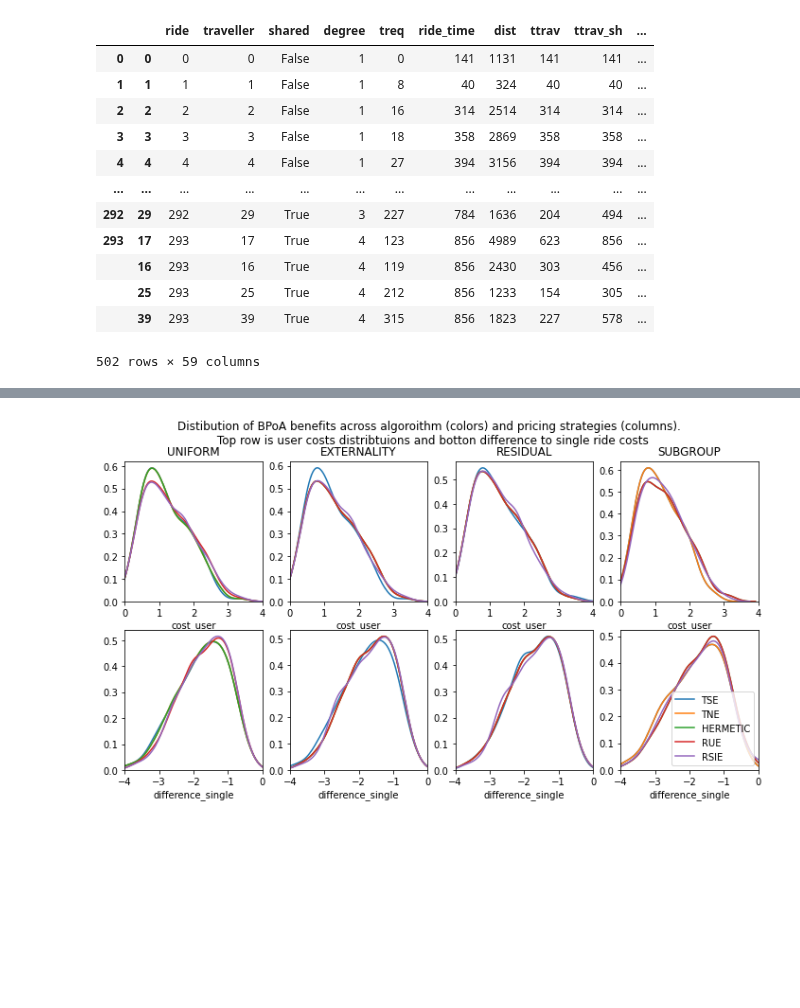
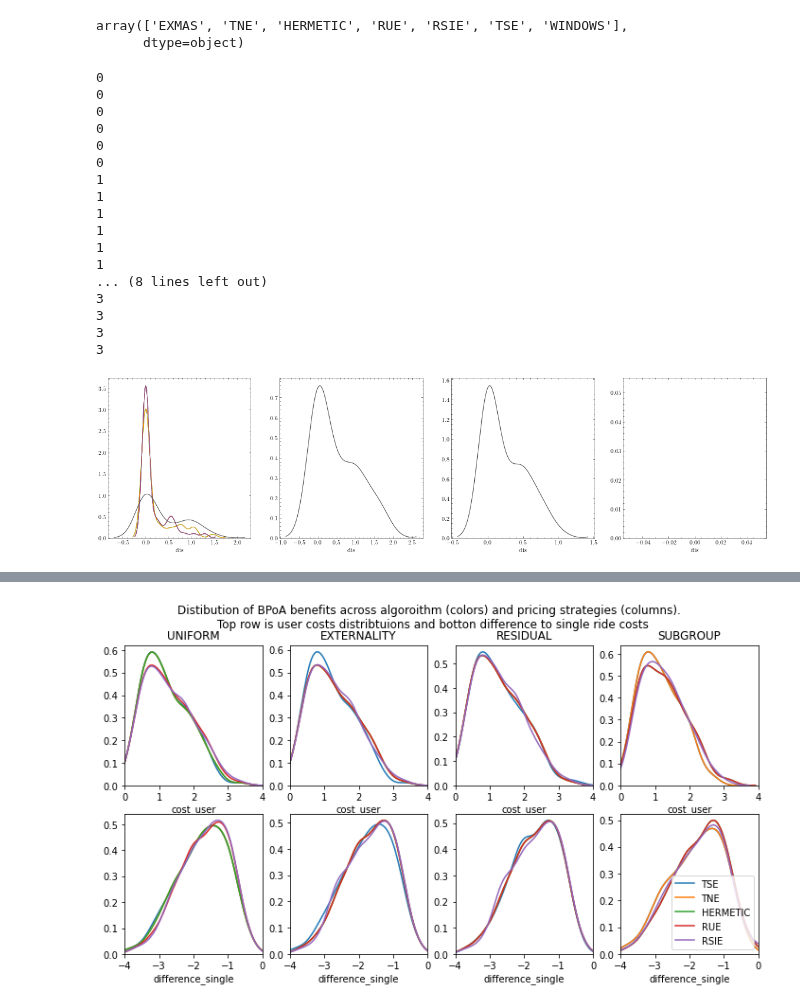
Before and after one commit to RafalKucharskiPK/ExMAS, a Jupyter notebook: ExMAS/spinoffs/game/results.ipynb, the cells around one changed output, grey strips where cells are left out. Drawn from its saved outputs; the diff is of its cells as text; code cells hidden in the pictures; blank space fills up the shorter version.

```diff
--- a/ExMAS/spinoffs/game/results.ipynb
+++ b/ExMAS/spinoffs/game/results.ipynb
@@ -22,20 +26,40 @@ EXPERIMENT_NAME = 'repl2'
 KPIs = pd.read_csv('ExMAS/extras/{}_KPIs.csv'.format(EXPERIMENT_NAME), index_col = 0)
 rides = pd.read_csv('ExMAS/extras/{}_rides.csv'.format(EXPERIMENT_NAME), index_col = 0)
 rm = pd.read_csv('ExMAS/extras/{}_rm.csv'.format(EXPERIMENT_NAME), index_col = [0,1])
-# %%
-rm
-# %% [output]
-|  |  | ride | traveller | shared | degree | treq | ride_time | dist | ttrav | ttrav_sh | ... |
-| 0 | 0 | 0 | 0 | False | 1 | 0 | 141 | 1131 | 141 | 141 | ... |
-| 1 | 1 | 1 | 1 | False | 1 | 8 | 40 | 324 | 40 | 40 | ... |
-| 2 | 2 | 2 | 2 | False | 1 | 16 | 314 | 2514 | 314 | 314 | ... |
-| 3 | 3 | 3 | 3 | False | 1 | 18 | 358 | 2869 | 358 | 358 | ... |
-| 4 | 4 | 4 | 4 | False | 1 | 27 | 394 | 3156 | 394 | 394 | ... |
-| ... | ... | ... | ... | ... | ... | ... | ... | ... | ... | ... | ... |
-| 292 | 29 | 292 | 29 | True | 3 | 227 | 784 | 1636 | 204 | 494 | ... |
-| 293 | 17 | 293 | 17 | True | 4 | 123 | 856 | 4989 | 623 | 856 | ... |
-|  | 16 | 293 | 16 | True | 4 | 119 | 856 | 2430 | 303 | 456 | ... |
-|  | 25 | 293 | 25 | True | 4 | 212 | 856 | 1233 | 154 | 305 | ... |
-|  | 39 | 293 | 39 | True | 4 | 315 | 856 | 1823 | 227 | 578 | ... |
-502 rows × 59 columns
+# %%
+KPIs.algo.dropna().unique()
+# %% [output]
+array(['EXMAS', 'TNE', 'HERMETIC', 'RUE', 'RSIE', 'TSE', 'WINDOWS'],
+      dtype=object)
+# %%
+PRICINGS = ['UNIFORM','EXTERNALITY','RESIDUAL','SUBGROUP']
+fig, axes = plt.subplots(1,4, figsize = (20,5))
+j=-1
+for PRICING in PRICINGS:
+    j+=1
+    for ALGO in ['EXMAS', 'TNE', 'HERMETIC', 'RUE', 'RSIE', 'TSE']:
+        col = "Experiment-{}_Pricing-{}_Objective-['total_group_cost']_Pruning-['{}']_minmax-min".format(EXPERIMENT_NAME, PRICING, ALGO)
+        to_plot = rm[rm[col] == 1]
+        to_plot['dis']=to_plot[PRICING]-to_plot['desired_{}'.format(PRICING)]
+
+        sns.distplot(to_plot['dis'],ax = axes[j], kde = True, hist = False)
+# %% [output]
+0
+0
+0
+0
+0
+0
+1
+1
+1
+1
+1
+1
+... (8 lines left out)
+3
+3
+3
+3
+[figure, added]
 # %%
```
Also changed, not shown: parts of 6 cells of this notebook, 3 other files.
